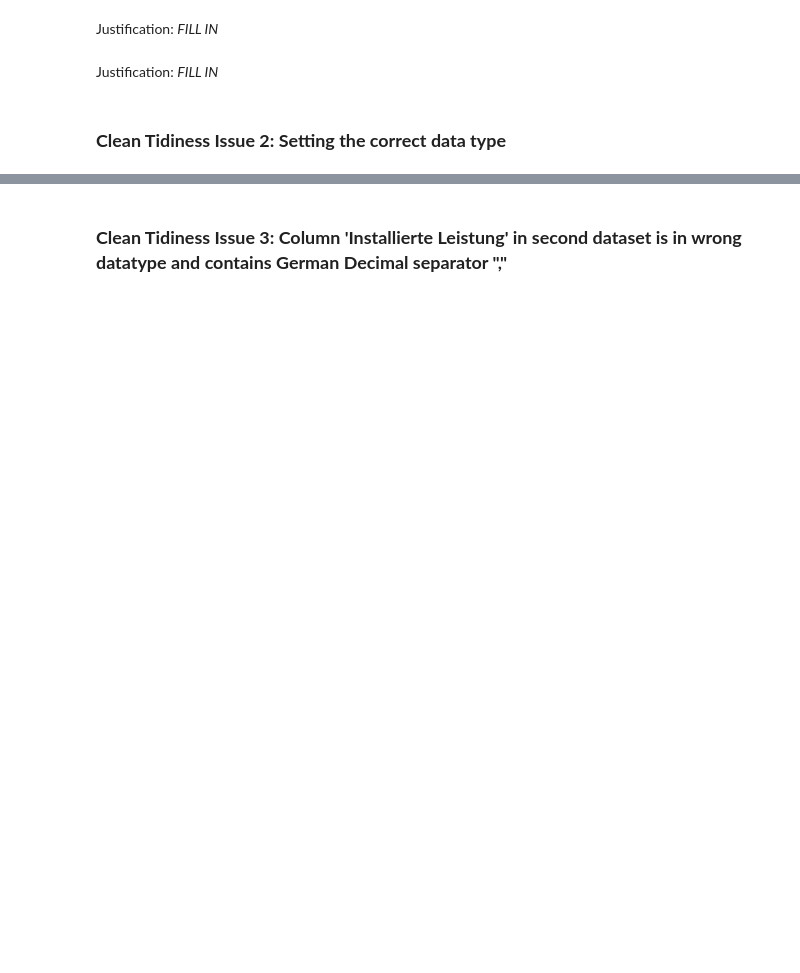
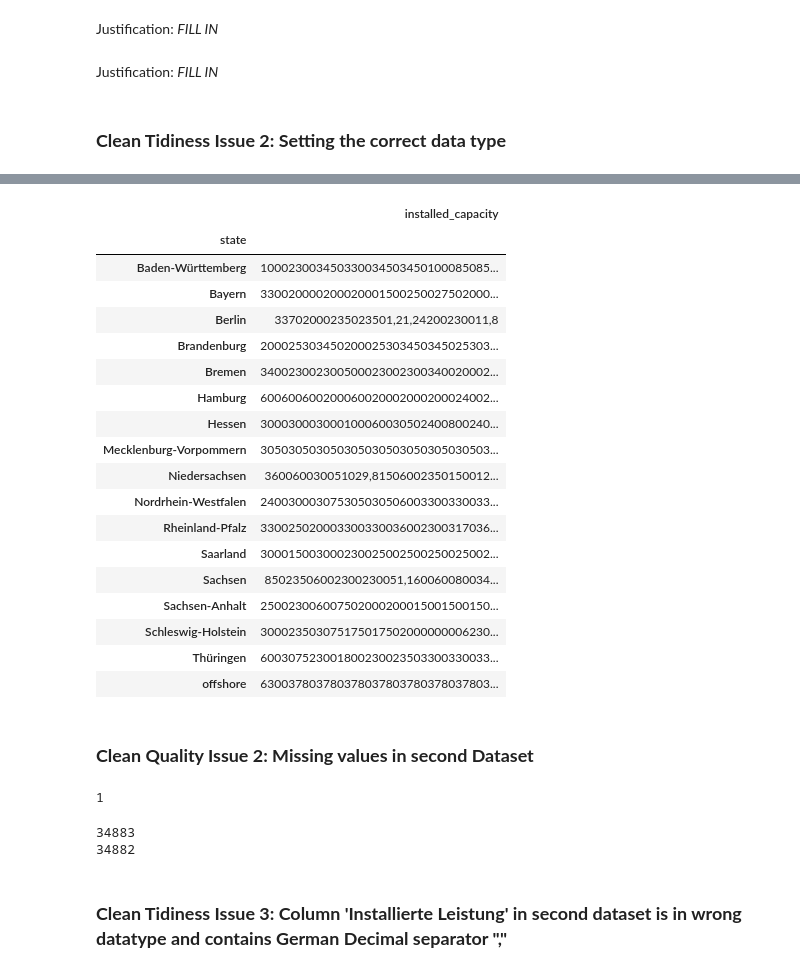
Before and after one commit to HeinrichBoeing/udacity-data_analyst-project2-data_wrangling, a Jupyter notebook: data_wrangling_project_starter_data_wrangling_project_starter.ipynb, the cells around one changed output, grey strips where cells are left out. Cells and saved outputs as stored; diff of their text form; code cells hidden in the pictures; blank space fills up the shorter version.

```diff
--- a/data_wrangling_project_starter_data_wrangling_project_starter.ipynb
+++ b/data_wrangling_project_starter_data_wrangling_project_starter.ipynb
@@ -364,0 +498,39 @@ for dtype in df1_clean.dtypes:
+# %%
+df2_clean['state'] = df2_clean['state'].replace(to_replace={'Ausschließliche Wirtschaftszone': 'offshore'})
+# %%
+df2_clean[['state','installed_capacity']].groupby(by='state').sum()
+# %% [output]
+|  | installed_capacity |
+| state |  |
+| Baden-Württemberg | 100023003450330034503450100085085... |
+| Bayern | 330020000200020001500250027502000... |
+| Berlin | 33702000235023501,21,24200230011,8 |
+| Brandenburg | 200025303450200025303450345025303... |
+| Bremen | 340023002300500023002300340020002... |
+| Hamburg | 600600600200060020002000200024002... |
+| Hessen | 300030003000100060030502400800240... |
+| Mecklenburg-Vorpommern | 305030503050305030503050305030503... |
+| Niedersachsen | 360060030051029,81506002350150012... |
+| Nordrhein-Westfalen | 240030003075305030506003300330033... |
+| Rheinland-Pfalz | 330025020003300330036002300317036... |
+| Saarland | 300015003000230025002500250025002... |
+| Sachsen | 85023506002300230051,160060080034... |
+| Sachsen-Anhalt | 250023006007502000200015001500150... |
+| Schleswig-Holstein | 300023503075175017502000000006230... |
+| Thüringen | 600307523001800230023503300330033... |
+| offshore | 630037803780378037803780378037803... |
+# %% [markdown]
+### **Clean Quality Issue 2: Missing values in second Dataset**
+# %%
+# Drop data with missing info an "Bundesland" (German state)
+idx_drop = df2_clean.query('state.isna()').index
+len(idx_drop)
+# %% [output]
+1
+# %%
+print(df2_clean.shape[0])
+df2_clean.drop(index=idx_drop, inplace=True)
+print(df2_clean.shape[0])
+# %% [output]
+34883
+34882
```
Also changed, not shown: parts of 56 cells of this notebook, 3 other files.
